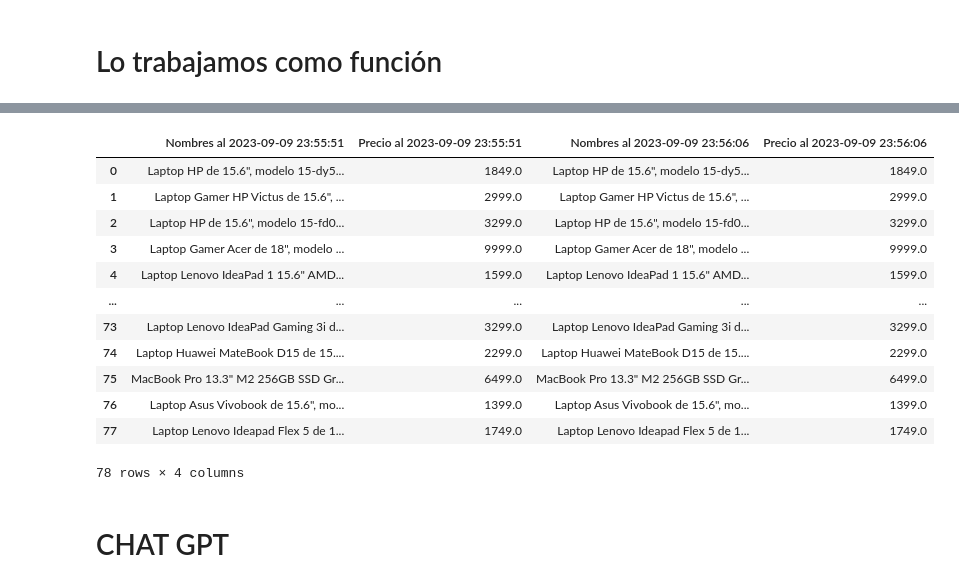
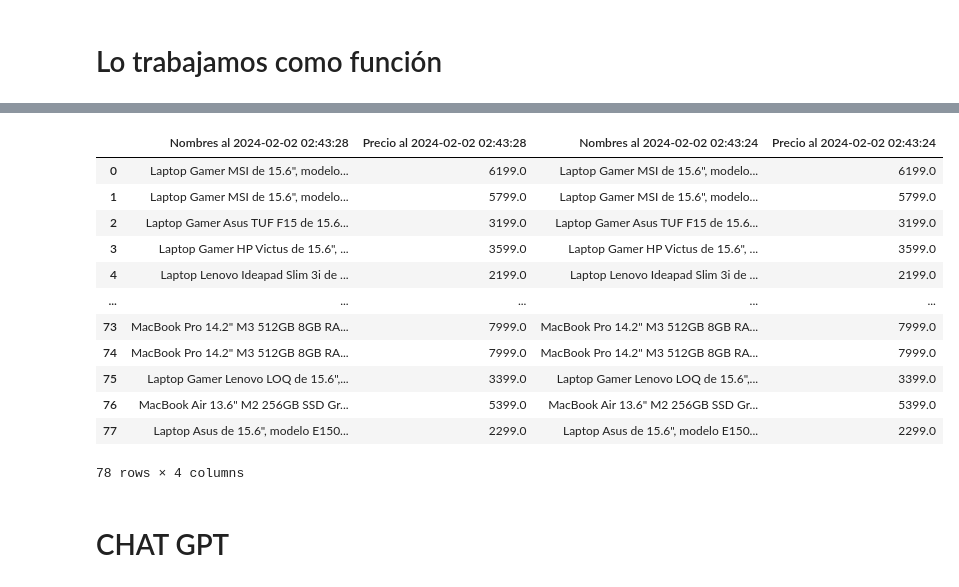
Before and after one commit to abnercasallo/WebScraping-Udemy, a Jupyter notebook: BeautifulSoup/HiraokaBsp.ipynb, the cells around one changed output, grey strips where cells are left out. Drawn from its saved outputs; the diff is of its cells as text; code cells hidden in the pictures.

```diff
--- a/BeautifulSoup/HiraokaBsp.ipynb
+++ b/BeautifulSoup/HiraokaBsp.ipynb
@@ -196,4 +211,0 @@ print(pricesList)
-# %%
-###Ponemos en una única lista
-pricesList= [num for sublist in pricesList for num in sublist]
-print(pricesList)
@@ -283,7 +293,7 @@ df
             prices_text=[item.text for item in prices_soup]
             prices_for = [float(re.search(pattern, item).group().replace(',', '')) for item in prices_text]
         #print(prices)
-            pricesList.append(prices_for)
+            pricesList= pricesList+ prices_for
 
             padres=[]
             hermano_tercero=[]
@@ -295,10 +305,8 @@ df
                     hermanos.append(sibling)
                 hermano_tercero.append(hermanos[3].text)
             hermano_tercero = [t.strip() for t in hermano_tercero]
-            names_for=hermano_tercero
-            namesList=namesList+ names_for
+            namesList=namesList+ hermano_tercero
 
-        pricesList= [num for sublist in pricesList for num in sublist]
         prices_final=prices+pricesList
         names_final= names+ namesList
 
@@ -330,24 +338,24 @@ HiraokaScrap()
 78 rows × 2 columns
 # %%
-Scrap09092023=HiraokaScrap()
+Scrap02012024=HiraokaScrap()
 # %%
-Scrap09092023_2=HiraokaScrap()
+Scrap02012024_2=HiraokaScrap()
 # %%
-combined_df = pd.concat([Scrap09092023, Scrap09092023_2], axis=1)
+combined_df = pd.concat([Scrap02012024_2, Scrap02012024], axis=1)
 combined_df
 # %% [output]
-|  | Nombres al 2023-09-09 23:55:51 | Precio al 2023-09-09 23:55:51 | Nombres al 2023-09-09 23:56:06 | Precio al 2023-09-09 23:56:06 |
-| 0 | Laptop HP de 15.6", modelo 15-dy5... | 1849.0 | Laptop HP de 15.6", modelo 15-dy5... | 1849.0 |
-| 1 | Laptop Gamer HP Victus de 15.6", ... | 2999.0 | Laptop Gamer HP Victus de 15.6", ... | 2999.0 |
-| 2 | Laptop HP de 15.6", modelo 15-fd0... | 3299.0 | Laptop HP de 15.6", modelo 15-fd0... | 3299.0 |
-| 3 | Laptop Gamer Acer de 18", modelo ... | 9999.0 | Laptop Gamer Acer de 18", modelo ... | 9999.0 |
-| 4 | Laptop Lenovo IdeaPad 1 15.6" AMD... | 1599.0 | Laptop Lenovo IdeaPad 1 15.6" AMD... | 1599.0 |
+|  | Nombres al 2024-02-02 02:43:28 | Precio al 2024-02-02 02:43:28 | Nombres al 2024-02-02 02:43:24 | Precio al 2024-02-02 02:43:24 |
+| 0 | Laptop Gamer MSI de 15.6", modelo... | 6199.0 | Laptop Gamer MSI de 15.6", modelo... | 6199.0 |
+| 1 | Laptop Gamer MSI de 15.6", modelo... | 5799.0 | Laptop Gamer MSI de 15.6", modelo... | 5799.0 |
+| 2 | Laptop Gamer Asus TUF F15 de 15.6... | 3199.0 | Laptop Gamer Asus TUF F15 de 15.6... | 3199.0 |
+| 3 | Laptop Gamer HP Victus de 15.6", ... | 3599.0 | Laptop Gamer HP Victus de 15.6", ... | 3599.0 |
+| 4 | Laptop Lenovo Ideapad Slim 3i de ... | 2199.0 | Laptop Lenovo Ideapad Slim 3i de ... | 2199.0 |
 | ... | ... | ... | ... | ... |
-| 73 | Laptop Lenovo IdeaPad Gaming 3i d... | 3299.0 | Laptop Lenovo IdeaPad Gaming 3i d... | 3299.0 |
-| 74 | Laptop Huawei MateBook D15 de 15.... | 2299.0 | Laptop Huawei MateBook D15 de 15.... | 2299.0 |
-| 75 | MacBook Pro 13.3" M2 256GB SSD Gr... | 6499.0 | MacBook Pro 13.3" M2 256GB SSD Gr... | 6499.0 |
-| 76 | Laptop Asus Vivobook de 15.6", mo... | 1399.0 | Laptop Asus Vivobook de 15.6", mo... | 1399.0 |
-| 77 | Laptop Lenovo Ideapad Flex 5 de 1... | 1749.0 | Laptop Lenovo Ideapad Flex 5 de 1... | 1749.0 |
+| 73 | MacBook Pro 14.2" M3 512GB 8GB RA... | 7999.0 | MacBook Pro 14.2" M3 512GB 8GB RA... | 7999.0 |
+| 74 | MacBook Pro 14.2" M3 512GB 8GB RA... | 7999.0 | MacBook Pro 14.2" M3 512GB 8GB RA... | 7999.0 |
+| 75 | Laptop Gamer Lenovo LOQ de 15.6",... | 3399.0 | Laptop Gamer Lenovo LOQ de 15.6",... | 3399.0 |
+| 76 | MacBook Air 13.6" M2 256GB SSD Gr... | 5399.0 | MacBook Air 13.6" M2 256GB SSD Gr... | 5399.0 |
+| 77 | Laptop Asus de 15.6", modelo E150... | 2299.0 | Laptop Asus de 15.6", modelo E150... | 2299.0 |
 78 rows × 4 columns
 # %% [markdown]
 # CHAT GPT
```
Also changed, not shown: parts of 25 cells of this notebook, 1 other file.
